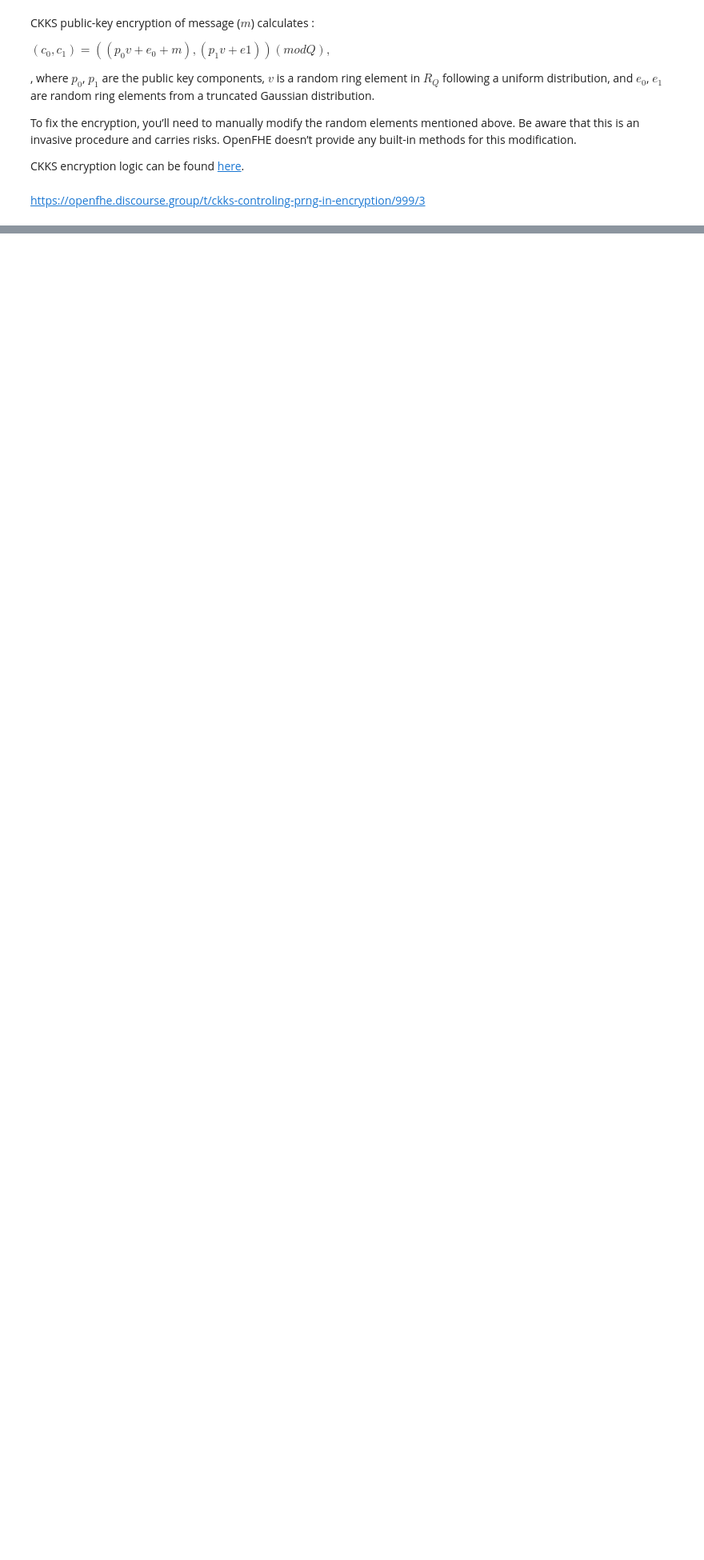
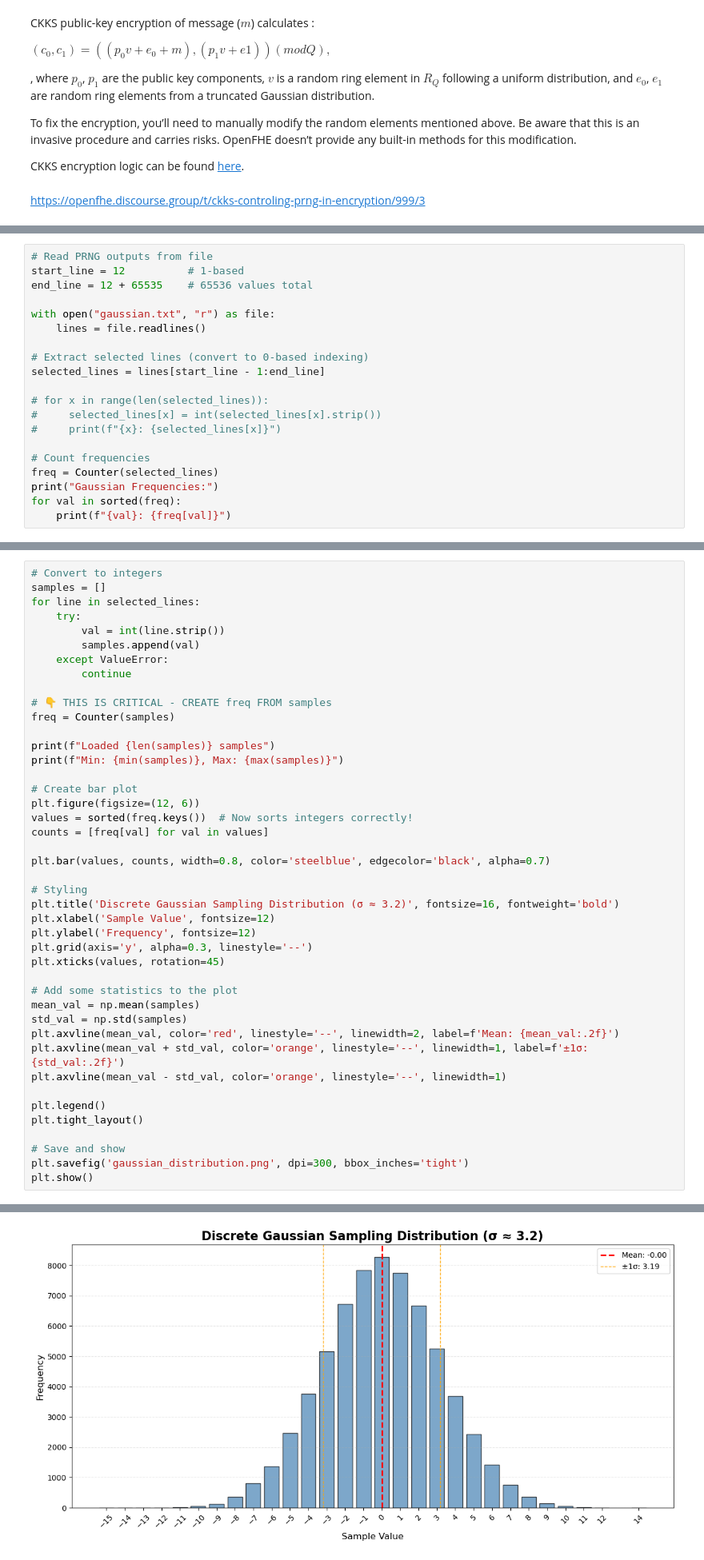
Before and after one commit to muhammadoginh/unified_random_sampler, a Jupyter notebook: gaussian_sampler.ipynb, the cells around one changed output, grey strips where cells are left out. Shown at 80% size. Cells and saved outputs as stored; diff of their text form; blank space fills up the shorter version.

Commit message:
add unified and update gaussian

```diff
--- a/gaussian_sampler.ipynb
+++ b/gaussian_sampler.ipynb
@@ -16,0 +152,20 @@ from dataclasses import dataclass
+# %%
+# Read PRNG outputs from file
+start_line = 12          # 1-based
+end_line = 12 + 65535    # 65536 values total
+
+with open("gaussian.txt", "r") as file:
+    lines = file.readlines()
+
+# Extract selected lines (convert to 0-based indexing)
+selected_lines = lines[start_line - 1:end_line]
+
+# for x in range(len(selected_lines)):
+#     selected_lines[x] = int(selected_lines[x].strip())
+#     print(f"{x}: {selected_lines[x]}")
+
+# Count frequencies
+freq = Counter(selected_lines)
+print("Gaussian Frequencies:")
+for val in sorted(freq):
+    print(f"{val}: {freq[val]}")
@@ -16,0 +190,44 @@ from dataclasses import dataclass
+# %%
+# Convert to integers
+samples = []
+for line in selected_lines:
+    try:
+        val = int(line.strip())
+        samples.append(val)
+    except ValueError:
+        continue
+
+# 👇 THIS IS CRITICAL - CREATE freq FROM samples
+freq = Counter(samples)
+
+print(f"Loaded {len(samples)} samples")
+print(f"Min: {min(samples)}, Max: {max(samples)}")
+
+# Create bar plot
+plt.figure(figsize=(12, 6))
+values = sorted(freq.keys())  # Now sorts integers correctly!
+counts = [freq[val] for val in values]
+
+plt.bar(values, counts, width=0.8, color='steelblue', edgecolor='black', alpha=0.7)
+
+# Styling
+plt.title('Discrete Gaussian Sampling Distribution (σ ≈ 3.2)', fontsize=16, fontweight='bold')
+plt.xlabel('Sample Value', fontsize=12)
+plt.ylabel('Frequency', fontsize=12)
+plt.grid(axis='y', alpha=0.3, linestyle='--')
+plt.xticks(values, rotation=45)
+
+# Add some statistics to the plot
+mean_val = np.mean(samples)
+std_val = np.std(samples)
+plt.axvline(mean_val, color='red', linestyle='--', linewidth=2, label=f'Mean: {mean_val:.2f}')
+plt.axvline(mean_val + std_val, color='orange', linestyle='--', linewidth=1, label=f'±1σ: {std_val:.2f}')
+plt.axvline(mean_val - std_val, color='orange', linestyle='--', linewidth=1)
+
+plt.legend()
+plt.tight_layout()
+
+# Save and show
+plt.savefig('gaussian_distribution.png', dpi=300, bbox_inches='tight')
+plt.show()
+# %% [output]
@@ -16,0 +236 @@ from dataclasses import dataclass
+[figure, added]
```
Also changed, not shown: parts of 19 cells of this notebook, 8 other files.
